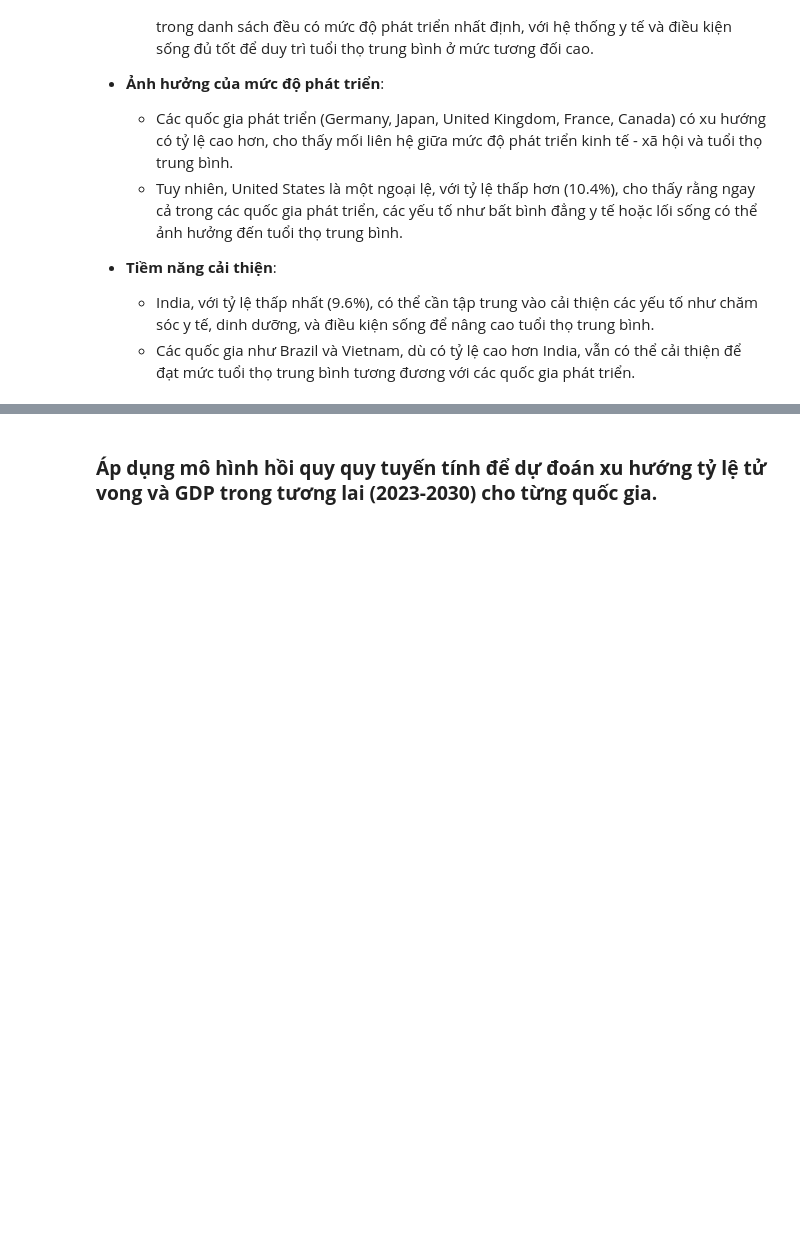
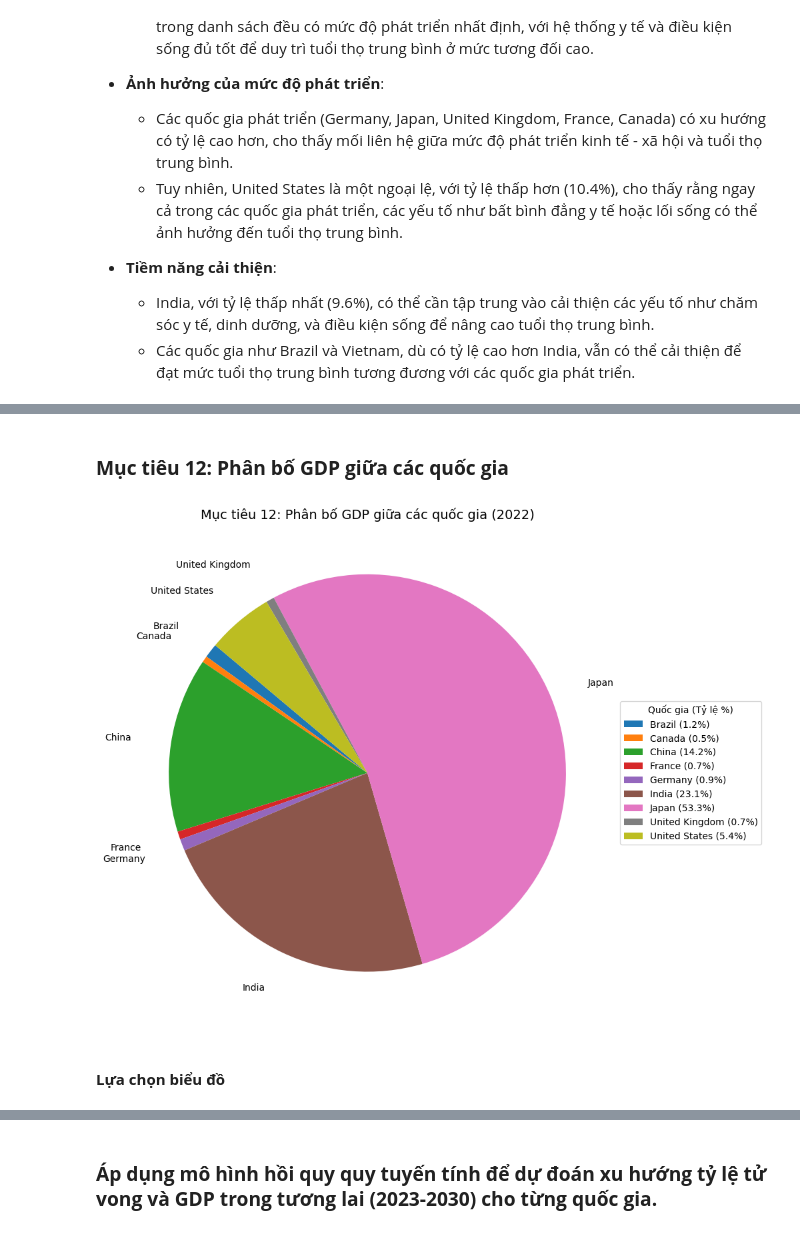
Before and after one commit to RokeMSE/-Lab02--Data-Visualization, a Jupyter notebook: 22127225_22127357_22127374.ipynb, the cells around one changed output, grey strips where cells are left out. Drawn from its saved outputs; the diff is of its cells as text; code cells hidden in the pictures; blank space fills up the shorter version.

```diff
--- a/22127225_22127357_22127374.ipynb
+++ b/22127225_22127357_22127374.ipynb
@@ -1052,0 +1148,28 @@ plt.show()
+# %% [markdown]
+### **Mục tiêu 12: Phân bố GDP giữa các quốc gia**
+# %%
+# MỤC TIÊU 12: Phân bố GDP giữa các quốc gia (kết hợp di chuyển nhãn và chú thích)
+gdp_latest = gdp_grouped[gdp_grouped['Year'] == target_year]
+gdp_latest = gdp_latest[gdp_latest['Country Name'].isin(relevant_country_names)]
+
+plt.figure(figsize=(12, 8))
+# Tính tỷ lệ phần trăm để hiển thị trong chú thích
+total = gdp_latest['Value'].sum()
+percentages = (gdp_latest['Value'] / total * 100).round(1)
+labels_with_percent = [f"{country} ({pct}%)" for country, pct in zip(gdp_latest['Country Name'], percentages)]
+
+plt.pie(gdp_latest['Value'], labels=gdp_latest['Country Name'], startangle=140,
+        labeldistance=1.2, textprops={'fontsize': 10})
+plt.legend(labels_with_percent, title="Quốc gia (Tỷ lệ %)", loc="center left", bbox_to_anchor=(1, 0, 0.5, 1))
+plt.title(f'Mục tiêu 12: Phân bố GDP giữa các quốc gia ({target_year})', fontsize=14)
+plt.tight_layout()
+
+# Lưu biểu đồ thành file PDF trước khi hiển thị
+plt.savefig('PDF/muctieu_12.pdf', format='pdf', bbox_inches='tight')
+
+# Hiển thị biểu đồ (tùy chọn, có thể bỏ nếu không cần hiển thị)
+plt.show()
+# %% [output]
+[figure, added]
+# %% [markdown]
+#### **Lựa chọn biểu đồ**
```
Also changed, not shown: parts of 12 cells of this notebook, 14 other files.
